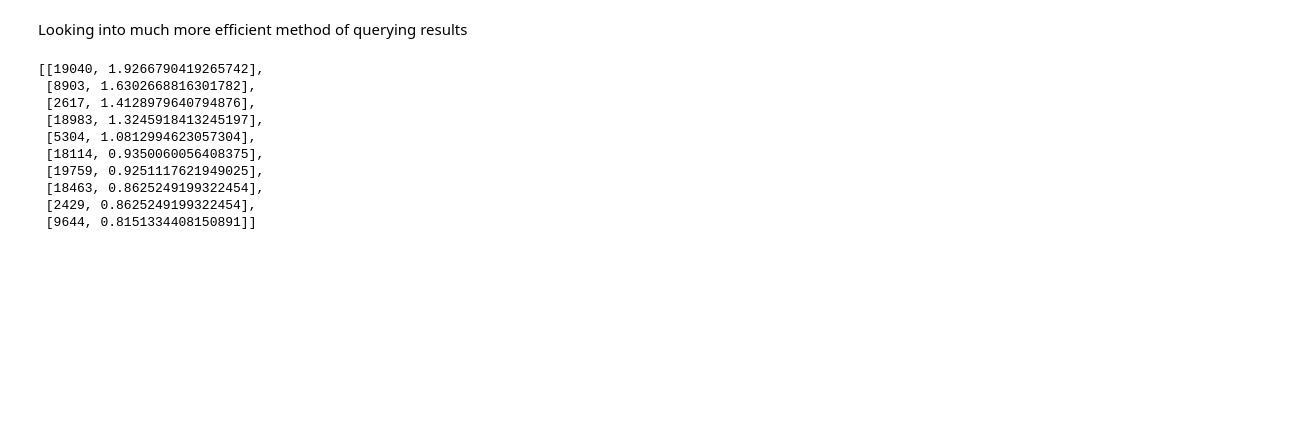
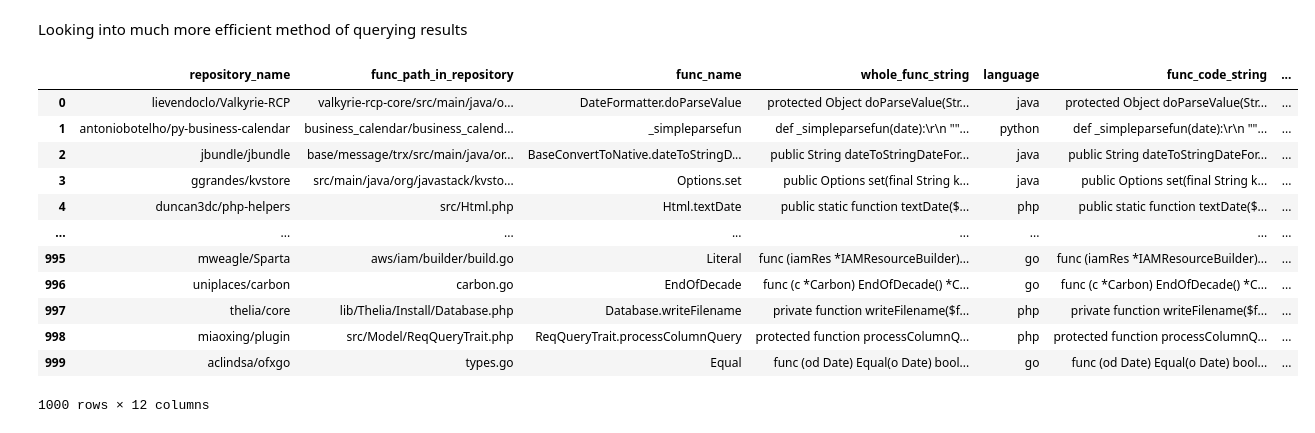
Before and after one commit to whu769/DSC180Q1Project, a Jupyter notebook: test.ipynb, the cells around one changed output. Saved outputs shown, nothing was run; the diff lists cells and outputs as text; code cells hidden in the pictures; blank space fills up the shorter version.

```diff
--- a/test.ipynb
+++ b/test.ipynb
@@ -77,7 +77,7 @@ train_dataset[0]
 # Decide number of rows, the filepath to where to store the pickle files
 # The pickled objects are are the inverted index and embeddings dataset
 
-num_rows = 20000
+num_rows = 50000
 filepath_pkl_obj = "./PickleObjects/"
 inverted_index_name = f"inverted_index_{num_rows}.pkl"
 tsed_name = f"train_subset_embeddings_dataset_{num_rows}.pkl"
@@ -150,6 +150,8 @@ except:
         lambda x: {"embeddings": get_embeddings(x["func_documentation_string"]).detach().cpu().numpy()[0]}
     )
 
+    train_subset_embeddings_dataset.add_faiss_index(column="embeddings")
+
     with open(f'{filepath_pkl_obj}{tsed_name}', 'wb') as f:  # open a text file
         pickle.dump(train_subset_embeddings_dataset, f) # serialize the list
         f.close()
@@ -276,18 +298,36 @@ def tf_idf_query(query_string, inverted_index, tf_idf, k = 10):
     result_lst.sort(reverse=True, key = lambda x: x[1])
     return result_lst[:k]
 # %%
-tf_idf_query("string to date", inverted_index, tf_idf, 10)
+test_query_results = tf_idf_query("string to date", inverted_index, tf_idf, 10)
-# %% [output]
-[[19040, 1.9266790419265742],
- [8903, 1.6302668816301782],
- [2617, 1.4128979640794876],
- [18983, 1.3245918413245197],
- [5304, 1.0812994623057304],
- [18114, 0.9350060056408375],
- [19759, 0.9251117621949025],
- [18463, 0.8625249199322454],
- [2429, 0.8625249199322454],
- [9644, 0.8151334408150891]]
+# %%
+# for res in test_query_results:
+#     # print(len(tsed_DF.iloc[res[0]]["embeddings"]))
+#     print("-" * 100)
+
+query_embedding = get_embeddings(["string to date"]).cpu().detach().numpy()
+
+
+desc_scores, desc_results = train_subset_embeddings_dataset.get_nearest_examples("embeddings", query_embedding, 1000)
+# %%
+# desc_scores
+# desc_results.keys()
+test_df = pd.DataFrame(desc_results)
+# %%
+test_df
+# %% [output]
+|  | repository_name | func_path_in_repository | func_name | whole_func_string | language | func_code_string | ... |
+| 0 | lievendoclo/Valkyrie-RCP | valkyrie-rcp-core/src/main/java/o... | DateFormatter.doParseValue | protected Object doParseValue(Str... | java | protected Object doParseValue(Str... | ... |
+| 1 | antoniobotelho/py-business-calendar | business_calendar/business_calend... | _simpleparsefun | def _simpleparsefun(date):\r\n ""... | python | def _simpleparsefun(date):\r\n ""... | ... |
+| 2 | jbundle/jbundle | base/message/trx/src/main/java/or... | BaseConvertToNative.dateToStringD... | public String dateToStringDateFor... | java | public String dateToStringDateFor... | ... |
+| 3 | ggrandes/kvstore | src/main/java/org/javastack/kvsto... | Options.set | public Options set(final String k... | java | public Options set(final String k... | ... |
+| 4 | duncan3dc/php-helpers | src/Html.php | Html.textDate | public static function textDate($... | php | public static function textDate($... | ... |
+| ... | ... | ... | ... | ... | ... | ... | ... |
+| 995 | mweagle/Sparta | aws/iam/builder/build.go | Literal | func (iamRes *IAMResourceBuilder)... | go | func (iamRes *IAMResourceBuilder)... | ... |
+| 996 | uniplaces/carbon | carbon.go | EndOfDecade | func (c *Carbon) EndOfDecade() *C... | go | func (c *Carbon) EndOfDecade() *C... | ... |
+| 997 | thelia/core | lib/Thelia/Install/Database.php | Database.writeFilename | private function writeFilename($f... | php | private function writeFilename($f... | ... |
+| 998 | miaoxing/plugin | src/Model/ReqQueryTrait.php | ReqQueryTrait.processColumnQuery | protected function processColumnQ... | php | protected function processColumnQ... | ... |
+| 999 | aclindsa/ofxgo | types.go | Equal | func (od Date) Equal(o Date) bool... | go | func (od Date) Equal(o Date) bool... | ... |
+1000 rows × 12 columns
 # %%
 # test_query = "string to date"
 # test_query_tokens = test_query.split()
```
Also changed, not shown: parts of 10 cells of this notebook.
